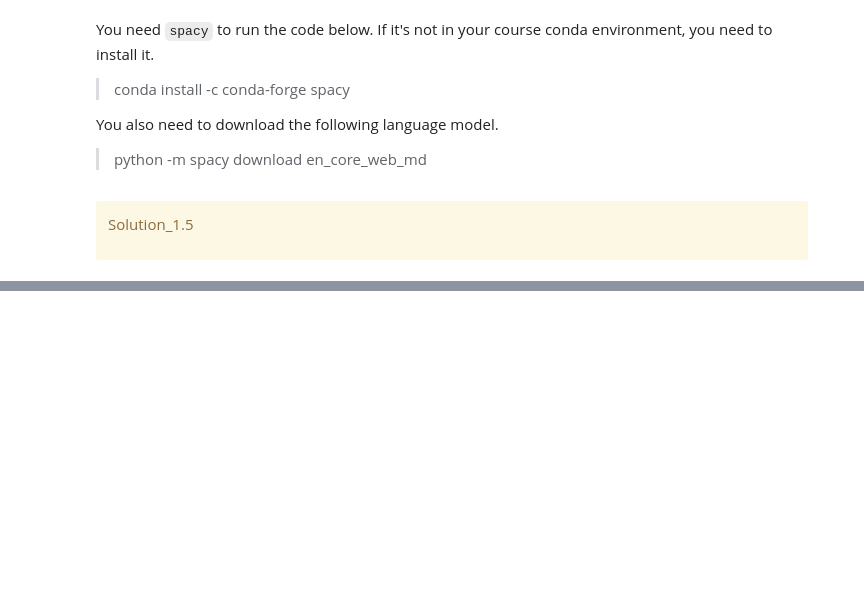
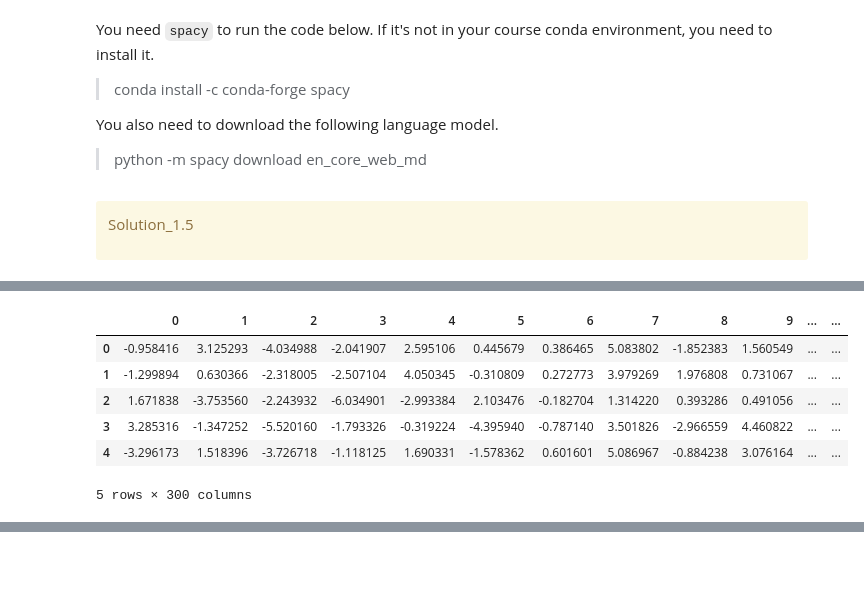
Before and after one commit to lindakiritchkov/cpsc330-2023W2, a Jupyter notebook: hw/hw7/hw7.ipynb, the cells around one changed output, grey strips where cells are left out. Drawn from its saved outputs; the diff is of its cells as text; code cells hidden in the pictures; blank space fills up the shorter version.

```diff
--- a/hw/hw7/hw7.ipynb
+++ b/hw/hw7/hw7.ipynb
@@ -579,0 +611,10 @@ emb_report = None # use digits=2
+# %%
+X_test_embeddings.head()
+# %% [output]
+|  | 0 | 1 | 2 | 3 | 4 | 5 | 6 | 7 | 8 | 9 | ... | ... |
+| 0 | -0.958416 | 3.125293 | -4.034988 | -2.041907 | 2.595106 | 0.445679 | 0.386465 | 5.083802 | -1.852383 | 1.560549 | ... | ... |
+| 1 | -1.299894 | 0.630366 | -2.318005 | -2.507104 | 4.050345 | -0.310809 | 0.272773 | 3.979269 | 1.976808 | 0.731067 | ... | ... |
+| 2 | 1.671838 | -3.753560 | -2.243932 | -6.034901 | -2.993384 | 2.103476 | -0.182704 | 1.314220 | 0.393286 | 0.491056 | ... | ... |
+| 3 | 3.285316 | -1.347252 | -5.520160 | -1.793326 | -0.319224 | -4.395940 | -0.787140 | 3.501826 | -2.966559 | 4.460822 | ... | ... |
+| 4 | -3.296173 | 1.518396 | -3.726718 | -1.118125 | 1.690331 | -1.578362 | 0.601601 | 5.086967 | -0.884238 | 3.076164 | ... | ... |
+5 rows × 300 columns
```
Also changed, not shown: parts of 13 cells of this notebook.
